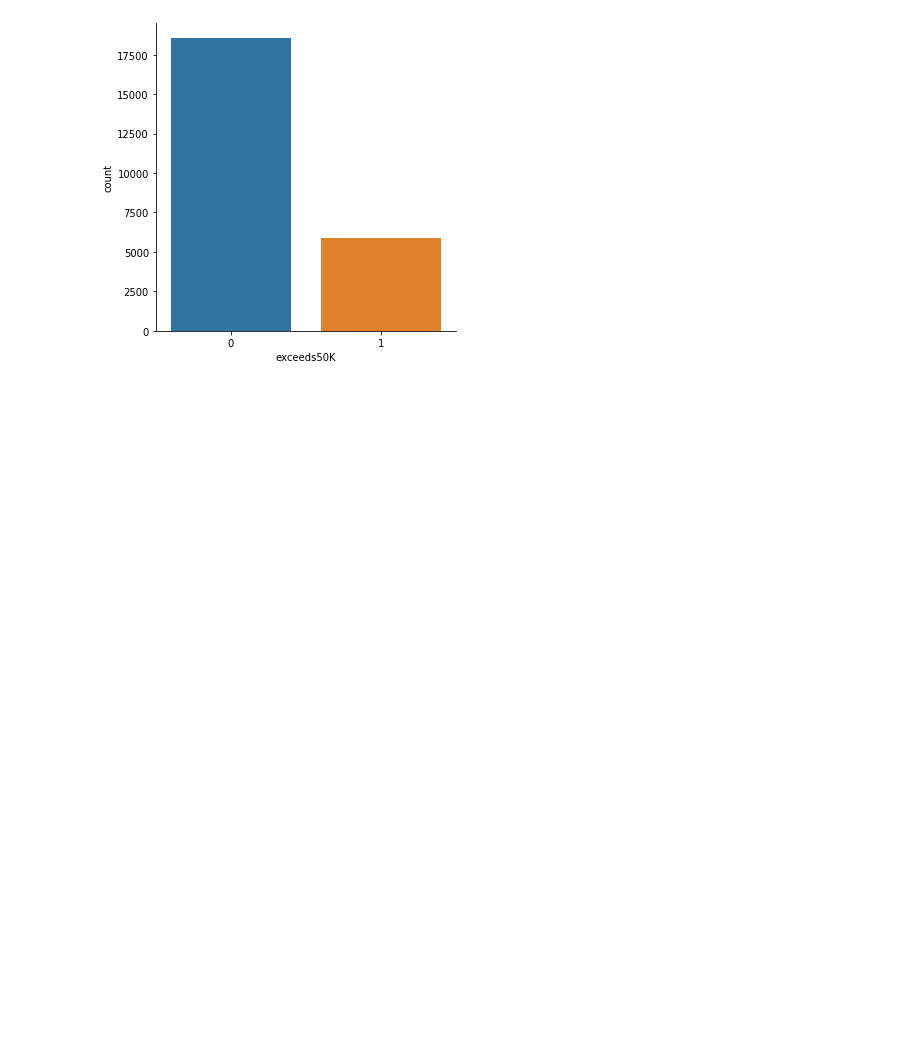
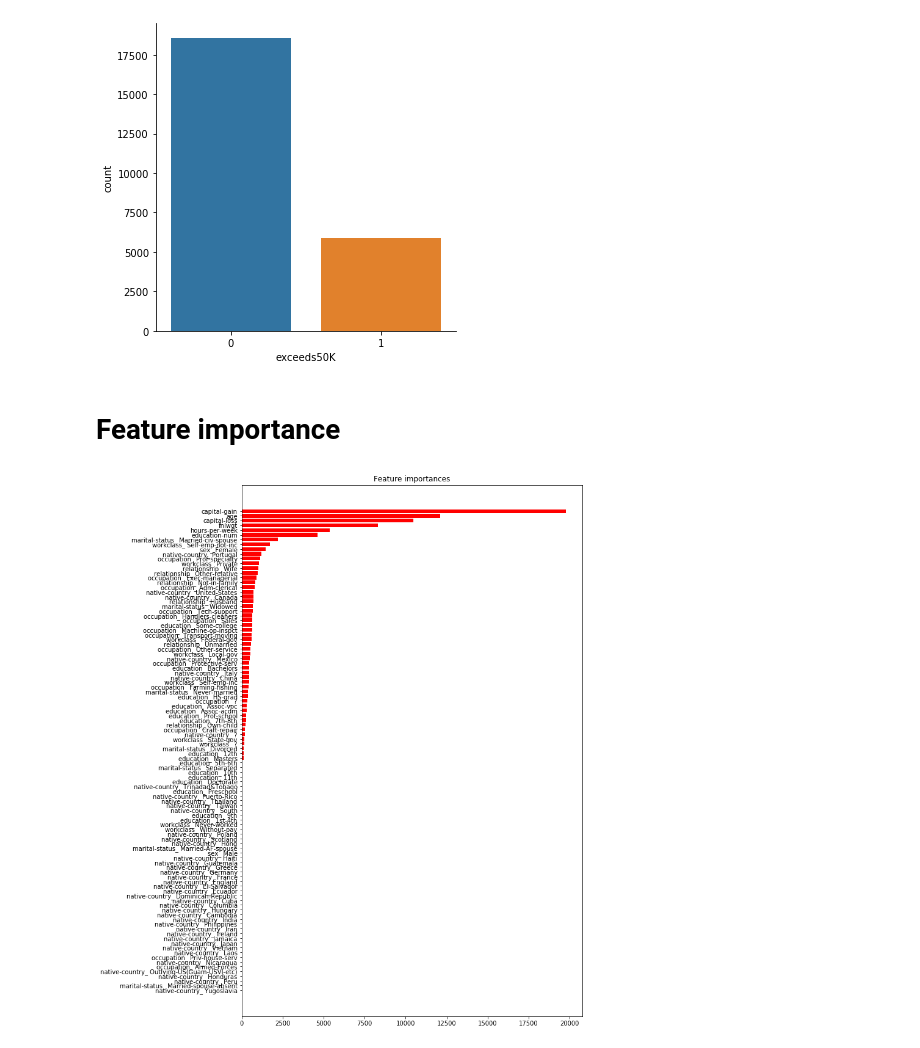
Before and after one commit to hanaecarrie/CS5228_kaggle_income50K_classification, a Jupyter notebook: Classifier LightGBM.ipynb, the cells around one changed output. Drawn from its saved outputs; the diff is of its cells as text; code cells hidden in the pictures; blank space fills up the shorter version.

```diff
--- a/Classifier LightGBM.ipynb
+++ b/Classifier LightGBM.ipynb
@@ -184,3 +194,19 @@ X_train.to_csv(os.path.join('dump', experience, 'X_train.csv'))
 X_test.to_csv(os.path.join('dump', experience, 'X_test.csv'))
 pickle.dump(final_model, open(os.path.join('dump', experience, 'model'), 'wb'))
 df.to_csv(os.path.join('dump', experience, experience+'.csv'))
+# %% [markdown]
+# Feature importance
+# %%
+importances = final_model.feature_importances_
+indices = np.argsort(importances)[::-1]
+colnames = list(X_train)
+
+fig, ax = plt.subplots(1, 1, figsize=(10,16))
+ax.set_title("Feature importances")
+ax.barh(range(len(colnames)), importances[indices[::-1]],
+        color="r", align="center")
+ax.set_yticks(range(len(colnames)))
+ax.set_yticklabels(np.array(colnames)[indices][::-1])
+plt.show()
+# %% [output]
+[figure, added]
```
Also changed, not shown: parts of 2 cells of this notebook, 2 other files.
